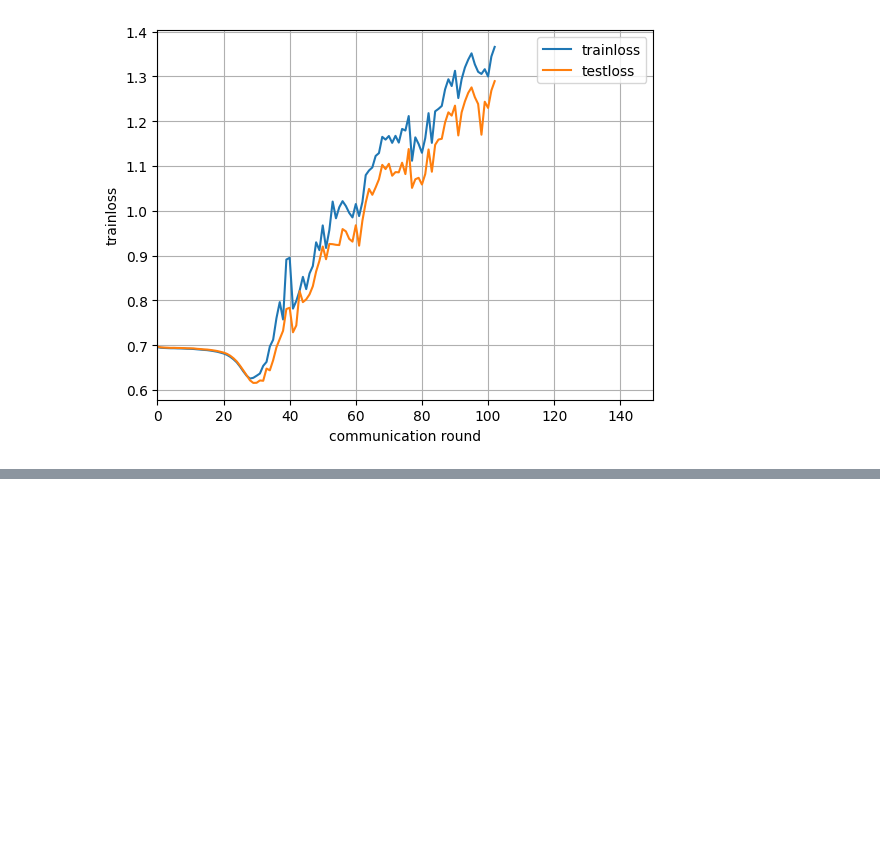
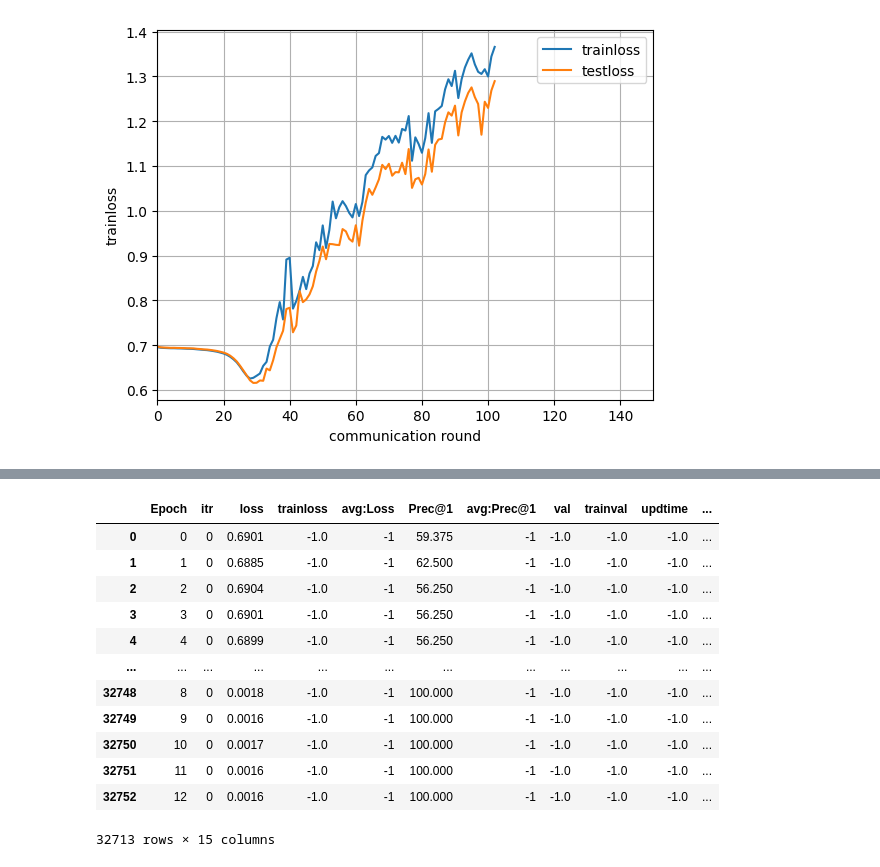
Before and after one commit to peng-ju/Power-of-Choice, a Jupyter notebook: MLP_sentiment_analysis_Twitter/plot_res.ipynb, the cells around one changed output, grey strips where cells are left out. Saved outputs shown, nothing was run; the diff lists cells and outputs as text; code cells hidden in the pictures; blank space fills up the shorter version.

```diff
--- a/MLP_sentiment_analysis_Twitter/plot_res.ipynb
+++ b/MLP_sentiment_analysis_Twitter/plot_res.ipynb
@@ -151,0 +156,16 @@ plot_path("/home/peng/workspace/Power-of-Choice/MLP_sentiment_analysis_Twitter/l
+# %%
+ data_select
+# %% [output]
+|  | Epoch | itr | loss | trainloss | avg:Loss | Prec@1 | avg:Prec@1 | val | trainval | updtime | ... |
+| 0 | 0 | 0 | 0.6901 | -1.0 | -1 | 59.375 | -1 | -1.0 | -1.0 | -1.0 | ... |
+| 1 | 1 | 0 | 0.6885 | -1.0 | -1 | 62.500 | -1 | -1.0 | -1.0 | -1.0 | ... |
+| 2 | 2 | 0 | 0.6904 | -1.0 | -1 | 56.250 | -1 | -1.0 | -1.0 | -1.0 | ... |
+| 3 | 3 | 0 | 0.6901 | -1.0 | -1 | 56.250 | -1 | -1.0 | -1.0 | -1.0 | ... |
+| 4 | 4 | 0 | 0.6899 | -1.0 | -1 | 56.250 | -1 | -1.0 | -1.0 | -1.0 | ... |
+| ... | ... | ... | ... | ... | ... | ... | ... | ... | ... | ... | ... |
+| 32748 | 8 | 0 | 0.0018 | -1.0 | -1 | 100.000 | -1 | -1.0 | -1.0 | -1.0 | ... |
+| 32749 | 9 | 0 | 0.0016 | -1.0 | -1 | 100.000 | -1 | -1.0 | -1.0 | -1.0 | ... |
+| 32750 | 10 | 0 | 0.0017 | -1.0 | -1 | 100.000 | -1 | -1.0 | -1.0 | -1.0 | ... |
+| 32751 | 11 | 0 | 0.0016 | -1.0 | -1 | 100.000 | -1 | -1.0 | -1.0 | -1.0 | ... |
+| 32752 | 12 | 0 | 0.0016 | -1.0 | -1 | 100.000 | -1 | -1.0 | -1.0 | -1.0 | ... |
+32713 rows × 15 columns
```
Also changed, not shown: parts of 2 cells of this notebook, 3 other files.
